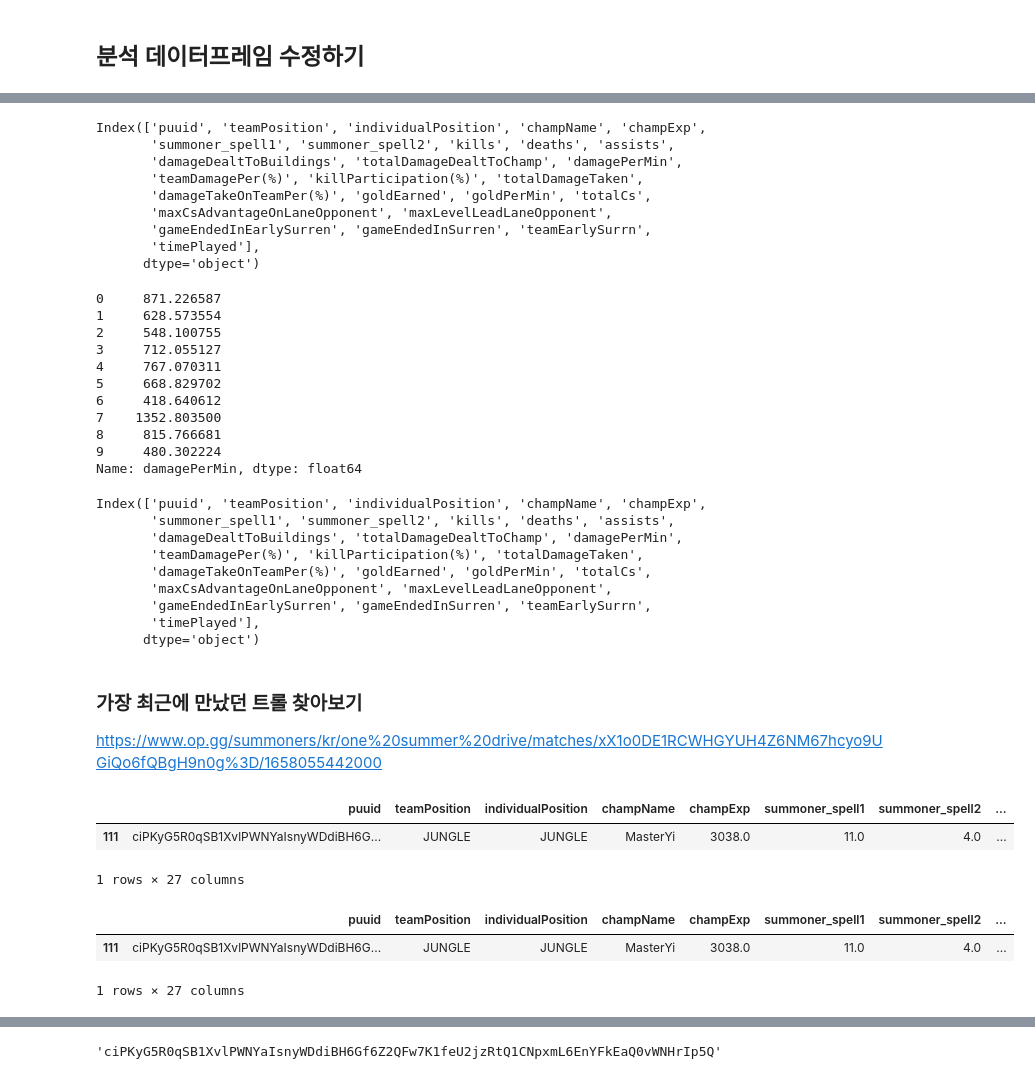
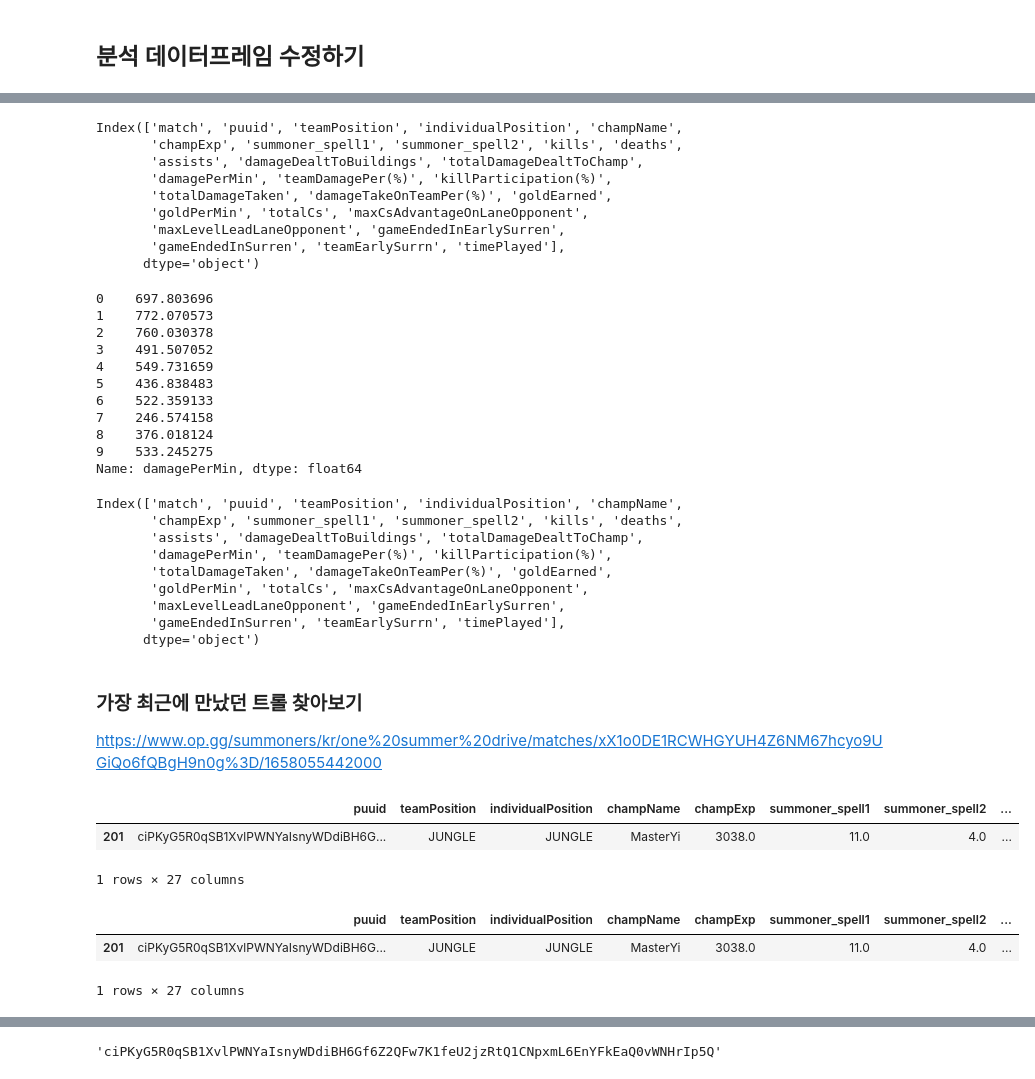
Before and after one commit to lima4/lol, a Jupyter notebook: api.ipynb, the cells around one changed output, grey strips where cells are left out. Saved outputs shown, nothing was run; the diff lists cells and outputs as text; code cells hidden in the pictures.

```diff
--- a/api.ipynb
+++ b/api.ipynb
@@ -12,13 +12,13 @@ from IPython.display import Image
 # %%
 # Lol Api에서 소환사 명을 통해서 게임 정보를 알 수 있는 puuid 불러오기
 summoner_Name = 'one summer drive' #소환사명
-api_key = "RGAPI-02ea02a9-115e-404f-a734-f2661999ff10" # api key
+api_key = "RGAPI-d359c196-dff2-4bdb-b379-a2bbbe43d415" # api key
 request_headers = {
     "User-Agent": "Mozilla/5.0 (Windows NT 10.0; Win64; x64) AppleWebKit/537.36 (KHTML, like Gecko) Chrome/103.0.0.0 Safari/537.36",
     "Accept-Language": "ko-KR,ko;q=0.9,en-US;q=0.8,en;q=0.7",
     "Accept-Charset": "application/x-www-form-urlencoded; charset=UTF-8",
     "Origin": "https://developer.riotgames.com",
-    "X-Riot-Token": "RGAPI-02ea02a9-115e-404f-a734-f2661999ff10"
+    "X-Riot-Token": "RGAPI-d359c196-dff2-4bdb-b379-a2bbbe43d415"
 }
 
 summoner_url="https://kr.api.riotgames.com/lol/summoner/v4/summoners/by-name/"+summoner_Name+"/""?api_key="+api_key
@@ -73,7 +73,7 @@ import warnings
 warnings.simplefilter(action='ignore', category=FutureWarning)
 
 # 게임 데이터를 담을 DataFrame 생성하기
-game_df = pd.DataFrame(columns=['puuid', 'teamPosition', 'individualPosition', 'champName', 'champExp', 'summoner_spell1', 'summoner_spell2' ,
+game_df = pd.DataFrame(columns=['match','puuid', 'teamPosition', 'individualPosition', 'champName', 'champExp', 'summoner_spell1', 'summoner_spell2' ,
                                 'kills', 'deaths', 'assists', 'damageDealtToBuildings', 'totalDamageDealtToChamp', 'damagePerMin', 'teamDamagePer(%)',
                                 'killParticipation(%)', 'totalDamageTaken', 'damageTakeOnTeamPer(%)', 'goldEarned', 'goldPerMin', 'totalCs',
                                 'maxCsAdvantageOnLaneOpponent', 'maxLevelLeadLaneOpponent', 'gameEndedInEarlySurren', 'gameEndedInSurren',
@@ -84,7 +84,7 @@ for i in range(len(match_id)):
     for j in range(len(game_content)):
         try:
             input_data = {
-
+                'match':match_id[i],
                 'puuid':game_content[j]['puuid'],
                 'teamPosition':game_content[j]['teamPosition'],
                 'individualPosition':game_content[j]['individualPosition'],
@@ -144,3 +144,5 @@ for i in range(len(match_id)):
                 'timePlayed':float(round(game_content[j]['timePlayed']/60,2)*100) # 4자리로 앞의 2자리는 분, 뒤의 2자리는 초로 구성되어있다.
                 }
             game_df = game_df.append(input_data, ignore_index=True)
+
+game_df['match'][(len(match_id) * 10) - 1] = game_df.loc[(len(match_id) * 10) -2]['match']
@@ -586,40 +566,40 @@ game_df.loc[0:9]
 # %%
 game_df.columns
 # %% [output]
-Index(['puuid', 'teamPosition', 'individualPosition', 'champName', 'champExp',
-       'summoner_spell1', 'summoner_spell2', 'kills', 'deaths', 'assists',
-       'damageDealtToBuildings', 'totalDamageDealtToChamp', 'damagePerMin',
-       'teamDamagePer(%)', 'killParticipation(%)', 'totalDamageTaken',
-       'damageTakeOnTeamPer(%)', 'goldEarned', 'goldPerMin', 'totalCs',
-       'maxCsAdvantageOnLaneOpponent', 'maxLevelLeadLaneOpponent',
-       'gameEndedInEarlySurren', 'gameEndedInSurren', 'teamEarlySurrn',
-       'timePlayed'],
+Index(['match', 'puuid', 'teamPosition', 'individualPosition', 'champName',
+       'champExp', 'summoner_spell1', 'summoner_spell2', 'kills', 'deaths',
+       'assists', 'damageDealtToBuildings', 'totalDamageDealtToChamp',
+       'damagePerMin', 'teamDamagePer(%)', 'killParticipation(%)',
+       'totalDamageTaken', 'damageTakeOnTeamPer(%)', 'goldEarned',
+       'goldPerMin', 'totalCs', 'maxCsAdvantageOnLaneOpponent',
+       'maxLevelLeadLaneOpponent', 'gameEndedInEarlySurren',
+       'gameEndedInSurren', 'teamEarlySurrn', 'timePlayed'],
       dtype='object')
 # %%
 game_df['damagePerMin'][0:10]
 # %% [output]
-0     871.226587
-1     628.573554
-2     548.100755
-3     712.055127
-4     767.070311
-5     668.829702
-6     418.640612
-7    1352.803500
-8     815.766681
-9     480.302224
+0    697.803696
+1    772.070573
+2    760.030378
+3    491.507052
+4    549.731659
+5    436.838483
+6    522.359133
+7    246.574158
+8    376.018124
+9    533.245275
 Name: damagePerMin, dtype: float64
 # %%
 game_df.columns
 # %% [output]
-Index(['puuid', 'teamPosition', 'individualPosition', 'champName', 'champExp',
-       'summoner_spell1', 'summoner_spell2', 'kills', 'deaths', 'assists',
-       'damageDealtToBuildings', 'totalDamageDealtToChamp', 'damagePerMin',
-       'teamDamagePer(%)', 'killParticipation(%)', 'totalDamageTaken',
-       'damageTakeOnTeamPer(%)', 'goldEarned', 'goldPerMin', 'totalCs',
-       'maxCsAdvantageOnLaneOpponent', 'maxLevelLeadLaneOpponent',
-       'gameEndedInEarlySurren', 'gameEndedInSurren', 'teamEarlySurrn',
-       'timePlayed'],
+Index(['match', 'puuid', 'teamPosition', 'individualPosition', 'champName',
+       'champExp', 'summoner_spell1', 'summoner_spell2', 'kills', 'deaths',
+       'assists', 'damageDealtToBuildings', 'totalDamageDealtToChamp',
+       'damagePerMin', 'teamDamagePer(%)', 'killParticipation(%)',
+       'totalDamageTaken', 'damageTakeOnTeamPer(%)', 'goldEarned',
+       'goldPerMin', 'totalCs', 'maxCsAdvantageOnLaneOpponent',
+       'maxLevelLeadLaneOpponent', 'gameEndedInEarlySurren',
+       'gameEndedInSurren', 'teamEarlySurrn', 'timePlayed'],
       dtype='object')
 # %%
 # 새롭게 0인 칼럼을 추가한다.
@@ -644,18 +624,18 @@ https://www.op.gg/summoners/kr/one%20summer%20drive/matches/xX1o0DE1RCWHGYUH4Z6N
 # %%
 # 게임에서 만났던 가장 기억에 남았던 트롤러이다.
 
-game_df[110:120][game_df[110:120]['rank']==max(game_df[110:120]['rank'])]
+game_df[200:210][game_df[200:210]['rank']==max(game_df[200:210]['rank'])]
 # %% [output]
 |  | puuid | teamPosition | individualPosition | champName | champExp | summoner_spell1 | summoner_spell2 | ... |
-| 111 | ciPKyG5R0qSB1XvlPWNYaIsnyWDdiBH6G... | JUNGLE | JUNGLE | MasterYi | 3038.0 | 11.0 | 4.0 | ... |
+| 201 | ciPKyG5R0qSB1XvlPWNYaIsnyWDdiBH6G... | JUNGLE | JUNGLE | MasterYi | 3038.0 | 11.0 | 4.0 | ... |
 1 rows × 27 columns
 # %%
 # 11번째 게임에서 5개의 지표중 평균 9.5등을 기록한 플레이어는
 # 마스터이를한  플레이어다. 마스터이 플레이어에 대해서 실제 게임 타임라인을 통해 트롤여부를 확실히 판단하자
-game_df[110:120][game_df[110:120]['rank']==max(game_df[110:120]['rank'])]
+game_df[200:210][game_df[200:210]['rank']==max(game_df[200:210]['rank'])]
 # %% [output]
 |  | puuid | teamPosition | individualPosition | champName | champExp | summoner_spell1 | summoner_spell2 | ... |
-| 111 | ciPKyG5R0qSB1XvlPWNYaIsnyWDdiBH6G... | JUNGLE | JUNGLE | MasterYi | 3038.0 | 11.0 | 4.0 | ... |
+| 201 | ciPKyG5R0qSB1XvlPWNYaIsnyWDdiBH6G... | JUNGLE | JUNGLE | MasterYi | 3038.0 | 11.0 | 4.0 | ... |
 1 rows × 27 columns
 # %%
 # 게임 타임라인 불러오기
```
Also changed, not shown: parts of 22 cells of this notebook.
